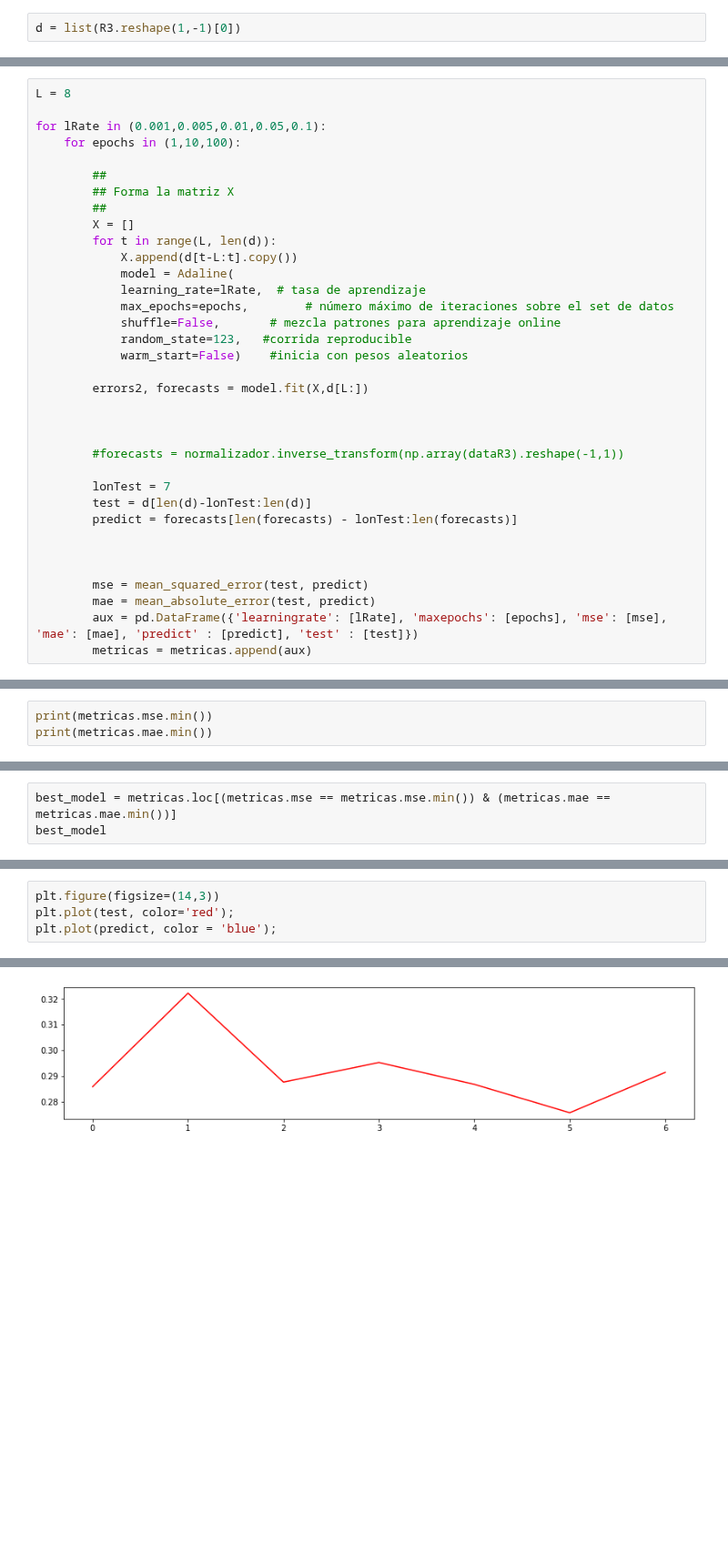
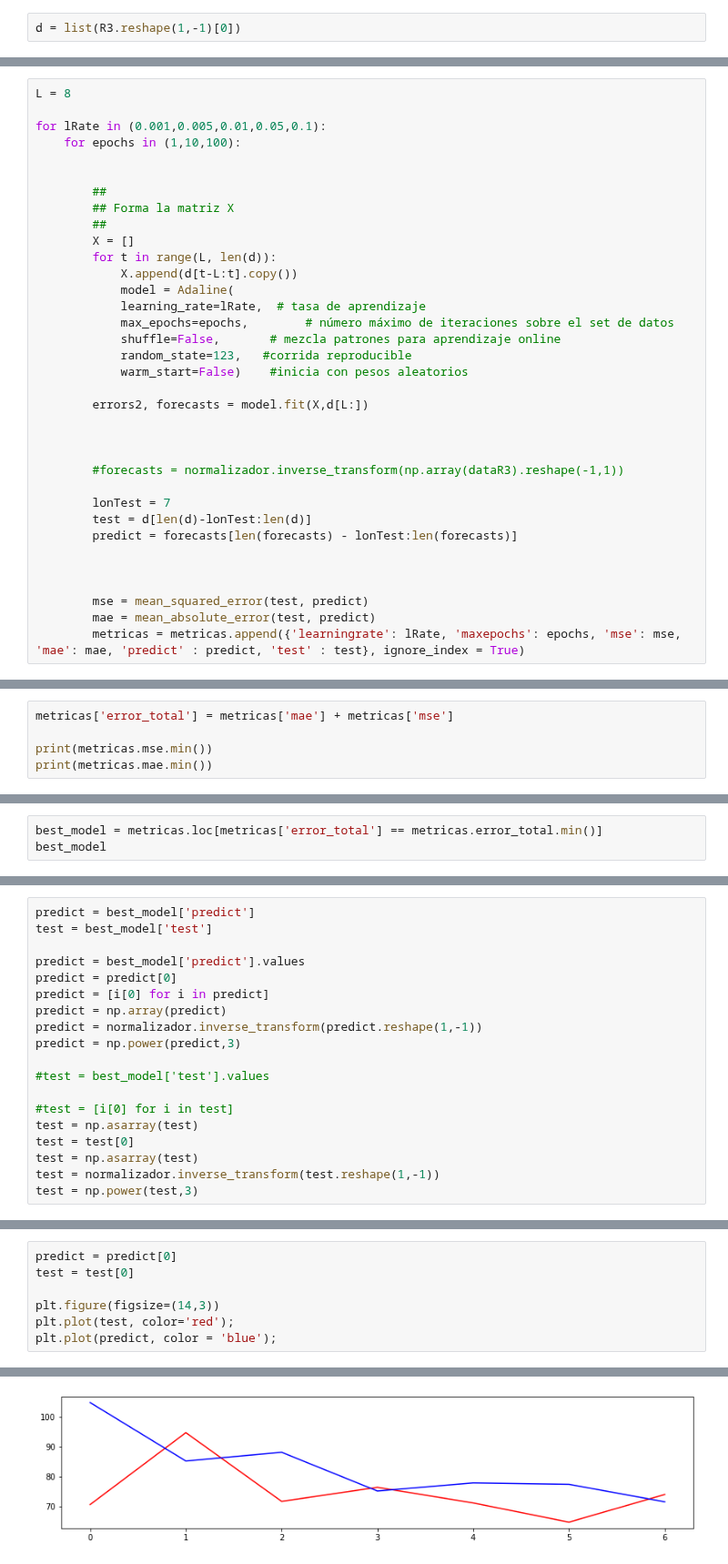
Before and after one commit to ANN-2019-2/evaluacion-ascontrerash, a Jupyter notebook: 01-precios.ipynb, the cells around one changed output, grey strips where cells are left out. Shown at 91% size. Saved outputs shown, nothing was run; the diff lists cells and outputs as text; blank space fills up the shorter version.

```diff
--- a/01-precios.ipynb
+++ b/01-precios.ipynb
@@ -244,6 +281,7 @@ L = 8
 
 for lRate in (0.001,0.005,0.01,0.05,0.1):
     for epochs in (1,10,100):
+
 
         ##
         ## Forma la matriz X
@@ -272,8 +310,7 @@ for lRate in (0.001,0.005,0.01,0.05,0.1):
 
         mse = mean_squared_error(test, predict)
         mae = mean_absolute_error(test, predict)
-        aux = pd.DataFrame({'learningrate': [lRate], 'maxepochs': [epochs], 'mse': [mse], 'mae': [mae], 'predict' : [predict], 'test' : [test]})
-        metricas = metricas.append(aux)
+        metricas = metricas.append({'learningrate': lRate, 'maxepochs': epochs, 'mse': mse, 'mae': mae, 'predict' : predict, 'test' : test}, ignore_index = True)
 # %%
 metricas
 # %% [output]
@@ -296,4 +333,6 @@ metricas
 # %%
+metricas['error_total'] = metricas['mae'] + metricas['mse']
+
 print(metricas.mse.min())
 print(metricas.mae.min())
 # %% [output]
@@ -302,4 +345,4 @@ print(metricas.mae.min())
 # %%
-best_model = metricas.loc[(metricas.mse == metricas.mse.min()) & (metricas.mae == metricas.mae.min())]
+best_model = metricas.loc[metricas['error_total'] == metricas.error_total.min()]
 best_model
 # %% [output]
@@ -320,0 +351,19 @@ array([list([array([0.32777705]), array([0.31390271]), array([0.31147872]), arra
+# %%
+predict = best_model['predict']
+test = best_model['test']
+
+predict = best_model['predict'].values
+predict = predict[0]
+predict = [i[0] for i in predict]
+predict = np.array(predict)
+predict = normalizador.inverse_transform(predict.reshape(1,-1))
+predict = np.power(predict,3)
+
+#test = best_model['test'].values
+
+#test = [i[0] for i in test]
+test = np.asarray(test)
+test = test[0]
+test = np.asarray(test)
+test = normalizador.inverse_transform(test.reshape(1,-1))
+test = np.power(test,3)
@@ -321,4 +377,7 @@ array([list([array([0.32777705]), array([0.31390271]), array([0.31147872]), arra
 # %%
+predict = predict[0]
+test = test[0]
+
 plt.figure(figsize=(14,3))
 plt.plot(test, color='red');
 plt.plot(predict, color = 'blue');
@@ -327 +385 @@ ValueError: setting an array element with a sequence.
-[figure, old version]
+[figure, new version]
```
Also changed, not shown: parts of 25 cells of this notebook, 2 other files.
